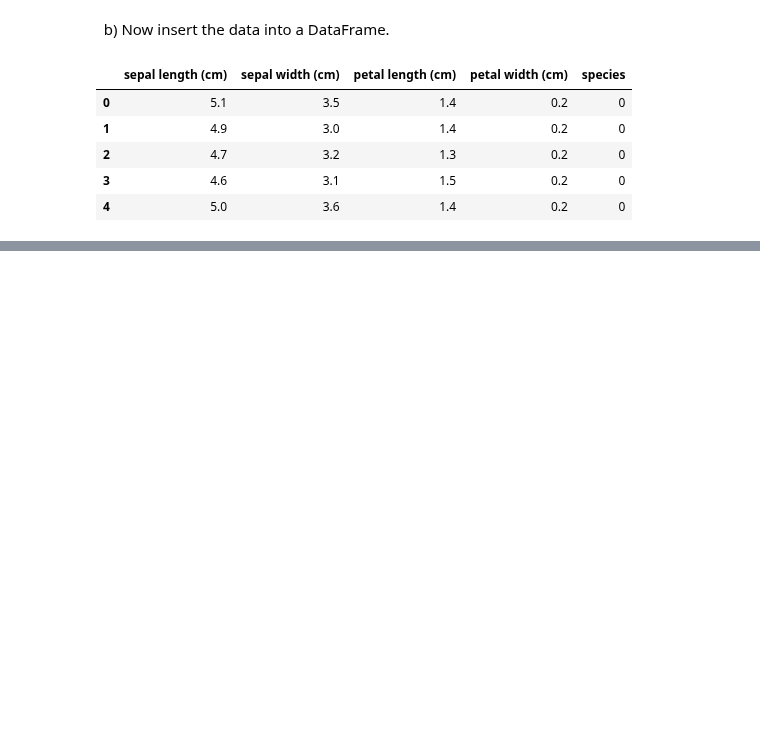
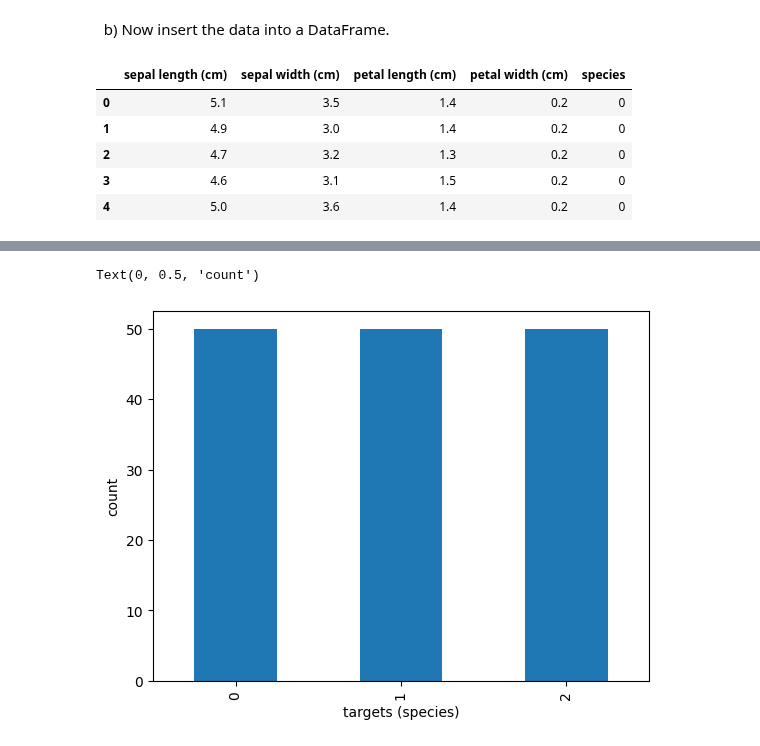
Before and after one commit to VineelaNedunuri/Machine-learning, a Jupyter notebook: Exercises/E04_logistic_regression.ipynb, the cells around one changed output, grey strips where cells are left out. Cells and saved outputs as stored; diff of their text form; code cells hidden in the pictures; blank space fills up the shorter version.

```diff
--- a/Exercises/E04_logistic_regression.ipynb
+++ b/Exercises/E04_logistic_regression.ipynb
@@ -93,0 +158,7 @@ df_target.head()
+# %%
+df["species"].value_counts().plot(kind="bar")
+plt.xlabel("targets (species)")
+plt.ylabel("count")
+# %% [output]
+Text(0, 0.5, 'count')
+[figure, added]
```
Also changed, not shown: parts of 18 cells of this notebook.
